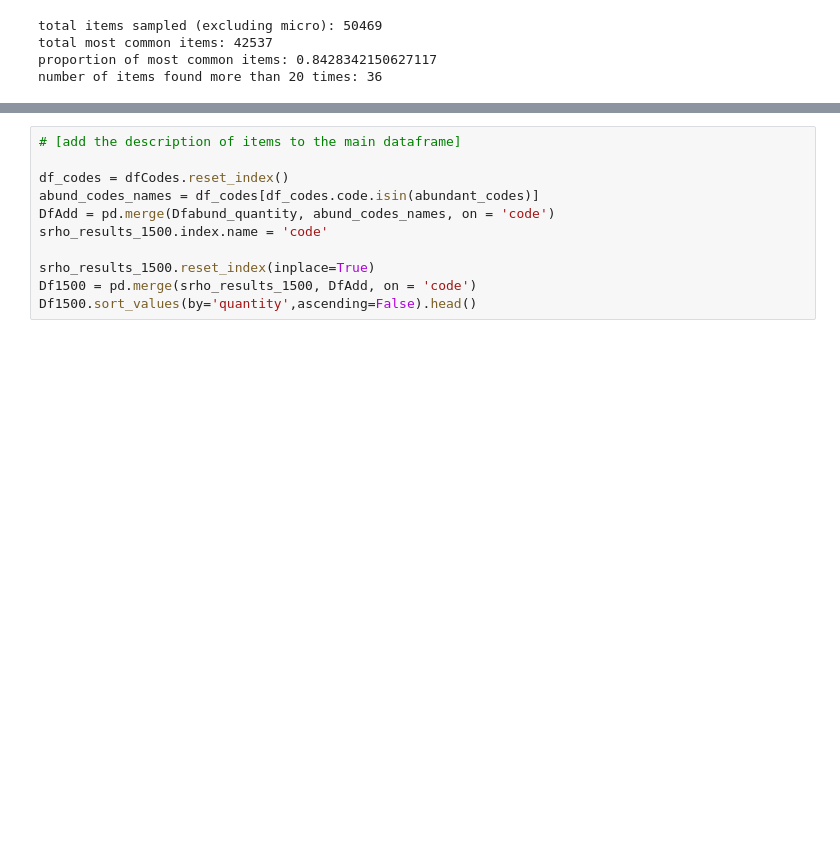
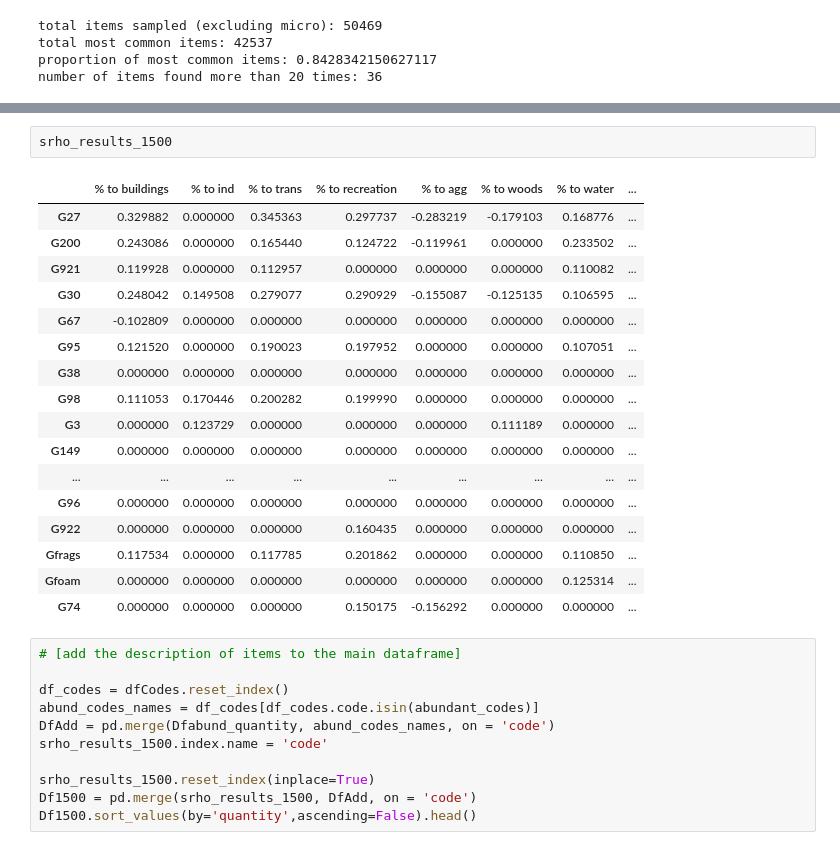
Before and after one commit to hammerdirt-analyst/landuse, a Jupyter notebook: land_use_1500_10000_mod(1).ipynb, the cells around one changed output, grey strips where cells are left out. Drawn from its saved outputs; the diff is of its cells as text; blank space fills up the shorter version.

```diff
--- a/land_use_1500_10000_mod(1).ipynb
+++ b/land_use_1500_10000_mod(1).ipynb
@@ -363,3 +393,23 @@ Dfabund_quantity.reset_index(inplace=True)
+# %%
+srho_results_1500
+# %% [output]
+|  | % to buildings | % to ind | % to trans | % to recreation | % to agg | % to woods | % to water | ... |
+| G27 | 0.329882 | 0.000000 | 0.345363 | 0.297737 | -0.283219 | -0.179103 | 0.168776 | ... |
+| G200 | 0.243086 | 0.000000 | 0.165440 | 0.124722 | -0.119961 | 0.000000 | 0.233502 | ... |
+| G921 | 0.119928 | 0.000000 | 0.112957 | 0.000000 | 0.000000 | 0.000000 | 0.110082 | ... |
+| G30 | 0.248042 | 0.149508 | 0.279077 | 0.290929 | -0.155087 | -0.125135 | 0.106595 | ... |
+| G67 | -0.102809 | 0.000000 | 0.000000 | 0.000000 | 0.000000 | 0.000000 | 0.000000 | ... |
+| G95 | 0.121520 | 0.000000 | 0.190023 | 0.197952 | 0.000000 | 0.000000 | 0.107051 | ... |
+| G38 | 0.000000 | 0.000000 | 0.000000 | 0.000000 | 0.000000 | 0.000000 | 0.000000 | ... |
+| G98 | 0.111053 | 0.170446 | 0.200282 | 0.199990 | 0.000000 | 0.000000 | 0.000000 | ... |
+| G3 | 0.000000 | 0.123729 | 0.000000 | 0.000000 | 0.000000 | 0.111189 | 0.000000 | ... |
+| G149 | 0.000000 | 0.000000 | 0.000000 | 0.000000 | 0.000000 | 0.000000 | 0.000000 | ... |
+| ... | ... | ... | ... | ... | ... | ... | ... | ... |
+| G96 | 0.000000 | 0.000000 | 0.000000 | 0.000000 | 0.000000 | 0.000000 | 0.000000 | ... |
+| G922 | 0.000000 | 0.000000 | 0.000000 | 0.160435 | 0.000000 | 0.000000 | 0.000000 | ... |
+| Gfrags | 0.117534 | 0.000000 | 0.117785 | 0.201862 | 0.000000 | 0.000000 | 0.110850 | ... |
+| Gfoam | 0.000000 | 0.000000 | 0.000000 | 0.000000 | 0.000000 | 0.000000 | 0.125314 | ... |
+| G74 | 0.000000 | 0.000000 | 0.000000 | 0.150175 | -0.156292 | 0.000000 | 0.000000 | ... |
 # %%
 # [add the description of items to the main dataframe]
 
```
Also changed, not shown: parts of 49 cells of this notebook, 1 other file.
